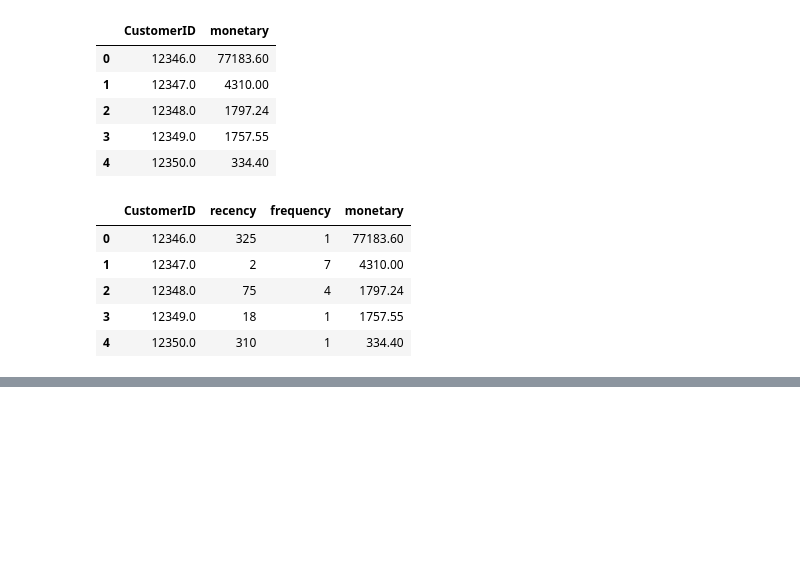
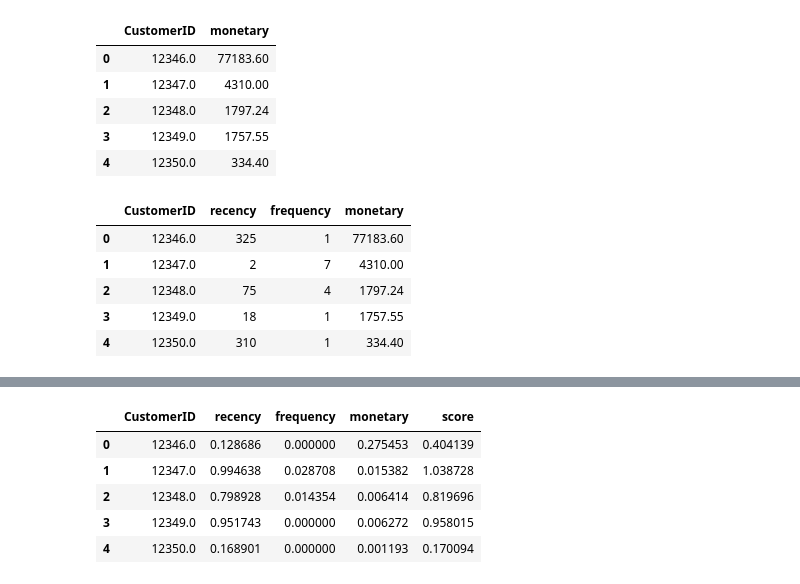
Before and after one commit to seonydg/ml-development-of-e-commerce-purchase-indicators, a Jupyter notebook: development-of-e-commerce-purchase-indicators.ipynb, the cells around one changed output, grey strips where cells are left out. Cells and saved outputs as stored; diff of their text form; code cells hidden in the pictures; blank space fills up the shorter version.

Commit message:
feat : data preprocessing RFM-scaling

```diff
--- a/development-of-e-commerce-purchase-indicators.ipynb
+++ b/development-of-e-commerce-purchase-indicators.ipynb
@@ -397,0 +403,5 @@ rfm.head()
+# %%
+# recency는 숫자가 작을수록 최근 구매일이기에 점수가 더 높아야 한다. 그래서 스캐일링 후 역수를 취해야 한다.
+rfm['recency'] = minmax_scale(rfm['recency'], axis=0, copy=True)
+rfm['recency'] = 1 - rfm['recency']
+rfm.head()
@@ -397,0 +415,7 @@ rfm.head()
+# %%
+# frequency, monetary scaling
+rfm['frequency'] = minmax_scale(rfm['frequency'], axis=0, copy=True)
+
+rfm['monetary'] = minmax_scale(rfm['monetary'], axis=0, copy=True)
+
+rfm.head()
@@ -397,0 +429,10 @@ rfm.head()
+# %%
+rfm['score'] = rfm['recency'] + rfm['frequency'] + rfm['monetary']
+rfm.head()
+# %% [output]
+|  | CustomerID | recency | frequency | monetary | score |
+| 0 | 12346.0 | 0.128686 | 0.000000 | 0.275453 | 0.404139 |
+| 1 | 12347.0 | 0.994638 | 0.028708 | 0.015382 | 1.038728 |
+| 2 | 12348.0 | 0.798928 | 0.014354 | 0.006414 | 0.819696 |
+| 3 | 12349.0 | 0.951743 | 0.000000 | 0.006272 | 0.958015 |
+| 4 | 12350.0 | 0.168901 | 0.000000 | 0.001193 | 0.170094 |
```
Also changed, not shown: parts of 6 cells of this notebook.
